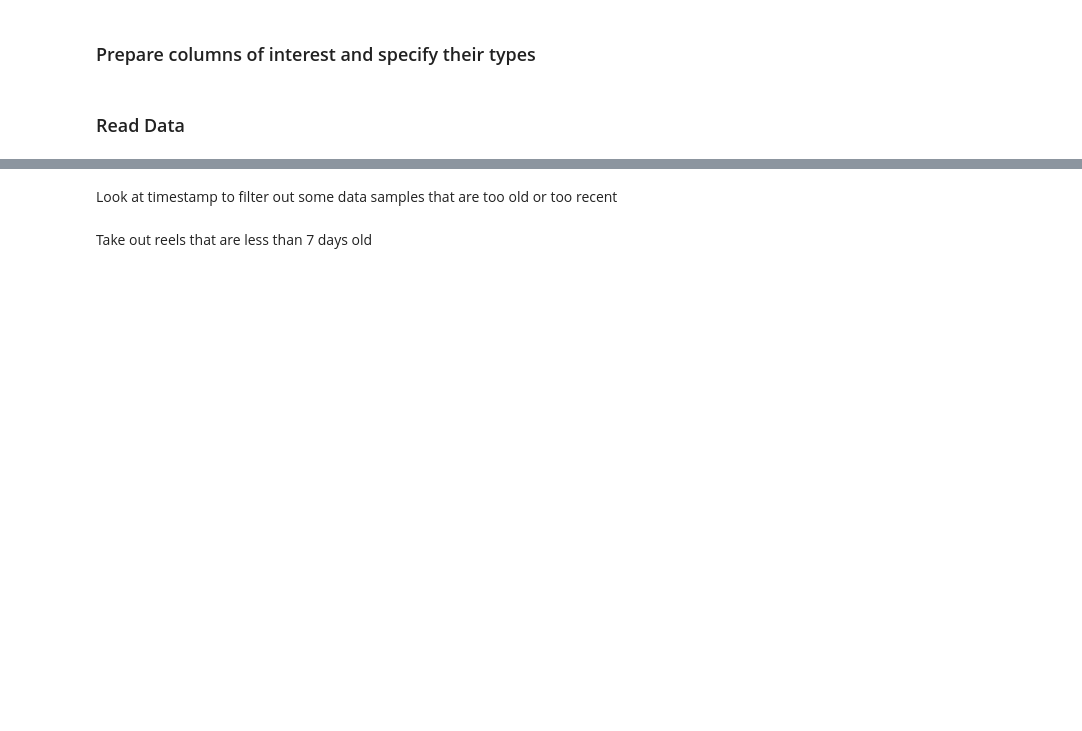
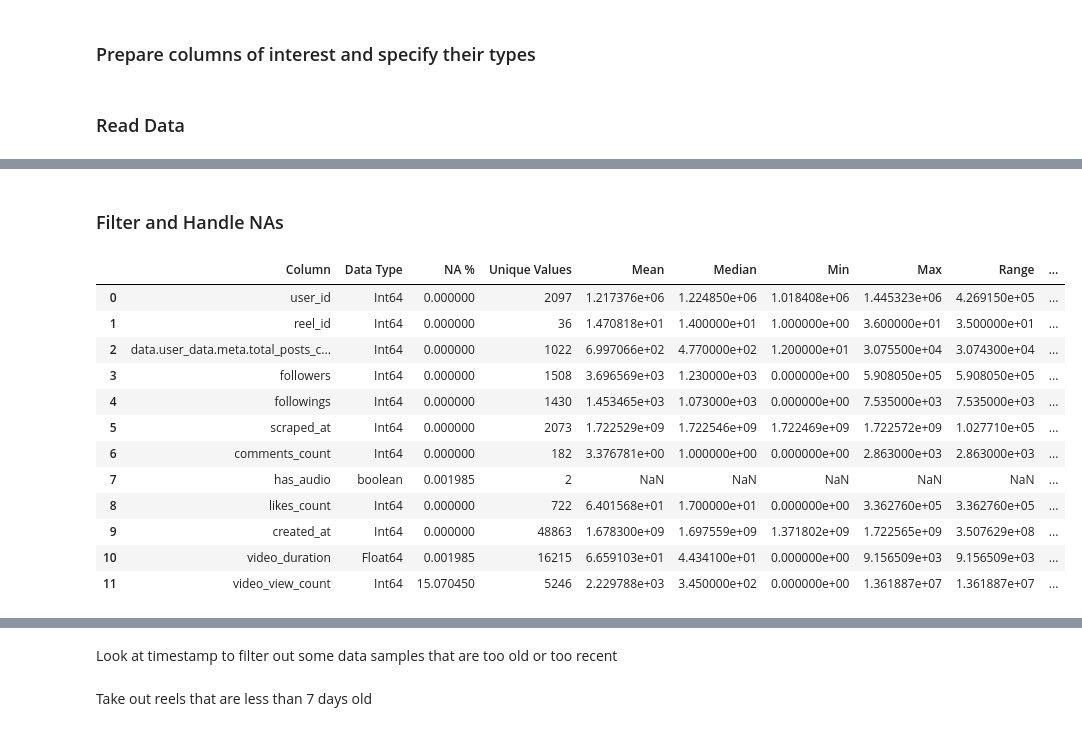
Before and after one commit to Mirrien-Liang/posting-time-impact-analysis, a Jupyter notebook: notebooks/data_cleaning.ipynb, the cells around one changed output, grey strips where cells are left out. Saved outputs shown, nothing was run; the diff lists cells and outputs as text; code cells hidden in the pictures; blank space fills up the shorter version.

```diff
--- a/notebooks/data_cleaning.ipynb
+++ b/notebooks/data_cleaning.ipynb
@@ -81,10 +129,14 @@ Melt the dataframe for each row to contain each reels data
 # %%
-melted = data.melt(id_vars=['user_id', 'data.user_data.meta.followers_count', 'data.user_data.meta.followings_count', 'timestamp'],
-                 var_name='variable',
-                 value_name='value')
-melted[['reels no.', 'field']] = melted['variable'].str.extract(r'reel\.(\d+)\.(.+)')
-melted.sort_values(['user_id'])
-
-stacked = melted.pivot(index=['user_id', 'reels no.', 'data.user_data.meta.followers_count', 'data.user_data.meta.followings_count', 'timestamp'], columns='field', values='value').reset_index()
-cleaned_data = stacked.rename(columns={'data.user_data.meta.followers_count': 'followers', 'data.user_data.meta.followings_count':'followings'})
-cleaned_data = cleaned_data.dropna()
+melted = data.melt(
+    id_vars=[
+        "user_id",
+        "timestamp",
+        "data.user_data.meta.total_posts_count",
+        "data.user_data.meta.followers_count",
+        "data.user_data.meta.followings_count",
+    ],
+    var_name="variable",
+    value_name="value",
+)
+melted[["reel_id", "field"]] = melted["variable"].str.extract(r"reel\.(\d+)\.(.+)")
+melted.sort_values(["user_id", "reel_id", "field"])
@@ -90,0 +252,32 @@ cleaned_data = cleaned_data.dropna()
+# %% [markdown]
+### Filter and Handle NAs
+# %%
+# Drop rows with N/A created_at timestamp
+cleaned_data = transformed.dropna(subset=["created_at"])
+
+# Drop rows with comment disabled and remove this unary column
+cleaned_data = cleaned_data[cleaned_data["comments_disabled"] == False].drop(columns=["comments_disabled"])
+
+# Impute NAs in has_audio as True?
+# cleaned_data["has_audio"] = cleaned_data["has_audio"].fillna(True)
+
+# Impute NAs in video_duration as?
+
+# Impute NAs in video_view_count with the average ratio of video_view_count to like_count?
+
+# Preview
+summarize_dataframe(cleaned_data)
+# %% [output]
+|  | Column | Data Type | NA % | Unique Values | Mean | Median | Min | Max | Range | ... |
+| 0 | user_id | Int64 | 0.000000 | 2097 | 1.217376e+06 | 1.224850e+06 | 1.018408e+06 | 1.445323e+06 | 4.269150e+05 | ... |
+| 1 | reel_id | Int64 | 0.000000 | 36 | 1.470818e+01 | 1.400000e+01 | 1.000000e+00 | 3.600000e+01 | 3.500000e+01 | ... |
+| 2 | data.user_data.meta.total_posts_c... | Int64 | 0.000000 | 1022 | 6.997066e+02 | 4.770000e+02 | 1.200000e+01 | 3.075500e+04 | 3.074300e+04 | ... |
+| 3 | followers | Int64 | 0.000000 | 1508 | 3.696569e+03 | 1.230000e+03 | 0.000000e+00 | 5.908050e+05 | 5.908050e+05 | ... |
+| 4 | followings | Int64 | 0.000000 | 1430 | 1.453465e+03 | 1.073000e+03 | 0.000000e+00 | 7.535000e+03 | 7.535000e+03 | ... |
+| 5 | scraped_at | Int64 | 0.000000 | 2073 | 1.722529e+09 | 1.722546e+09 | 1.722469e+09 | 1.722572e+09 | 1.027710e+05 | ... |
+| 6 | comments_count | Int64 | 0.000000 | 182 | 3.376781e+00 | 1.000000e+00 | 0.000000e+00 | 2.863000e+03 | 2.863000e+03 | ... |
+| 7 | has_audio | boolean | 0.001985 | 2 | NaN | NaN | NaN | NaN | NaN | ... |
+| 8 | likes_count | Int64 | 0.000000 | 722 | 6.401568e+01 | 1.700000e+01 | 0.000000e+00 | 3.362760e+05 | 3.362760e+05 | ... |
+| 9 | created_at | Int64 | 0.000000 | 48863 | 1.678300e+09 | 1.697559e+09 | 1.371802e+09 | 1.722565e+09 | 3.507629e+08 | ... |
+| 10 | video_duration | Float64 | 0.001985 | 16215 | 6.659103e+01 | 4.434100e+01 | 0.000000e+00 | 9.156509e+03 | 9.156509e+03 | ... |
+| 11 | video_view_count | Int64 | 15.070450 | 5246 | 2.229788e+03 | 3.450000e+02 | 0.000000e+00 | 1.361887e+07 | 1.361887e+07 | ... |
```
Also changed, not shown: parts of 11 cells of this notebook.
